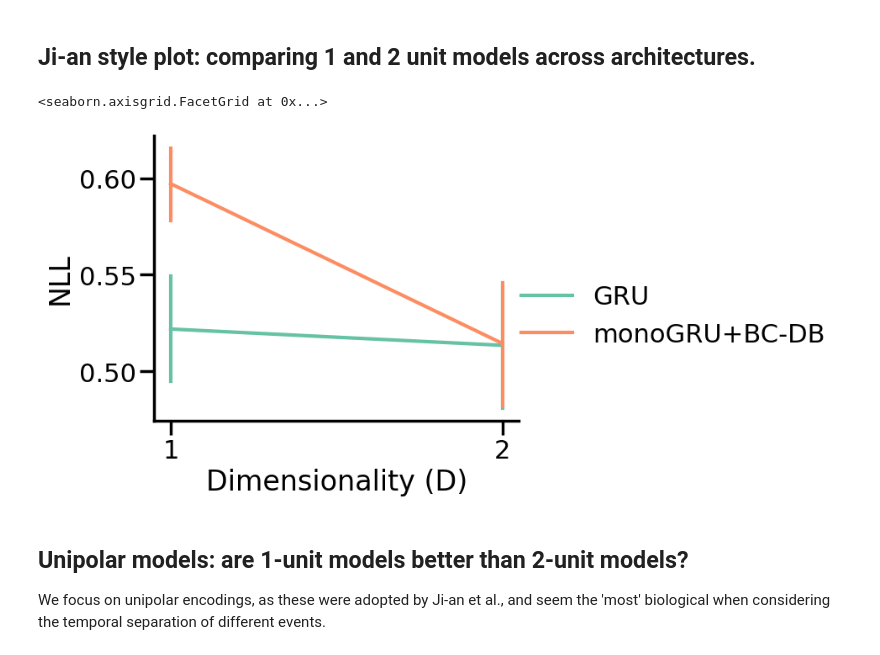
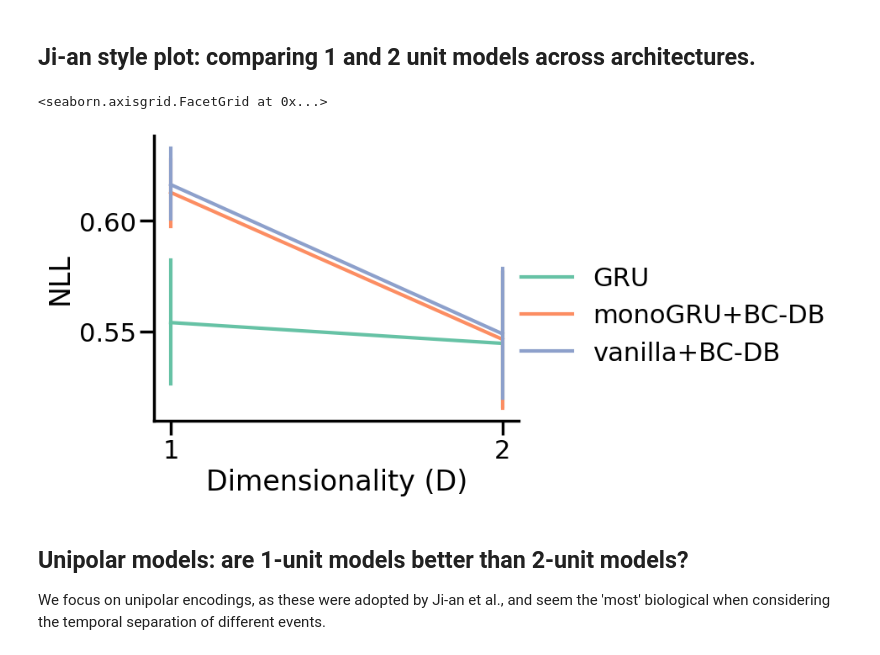
Before and after one commit to charlesdgburns/NM_TinyRNN, a Jupyter notebook: notebooks/analysing_performance.ipynb, the cells around one changed output. Saved outputs shown, nothing was run; the diff lists cells and outputs as text; code cells hidden in the pictures.

```diff
--- a/notebooks/analysing_performance.ipynb
+++ b/notebooks/analysing_performance.ipynb
@@ -46,7 +46,7 @@ DATA_PATH = Path('./NM_TinyRNN/data/AB_behaviour/')
 %load_ext autoreload
 # %%
 #construct analysis_df and have a look at a subset of data!
-info_df = submit_jobs.get_DA_info_df() #code used to submit jobs
+info_df = submit_jobs.get_DA_info_df(folder_name="nested_DA_128") #code used to submit jobs
 all_models_df = analysis.get_analysis_df(info_df, mode='all') #code to aggregate all paths and some data
 performance_df = perf.get_performance_df(all_models_df) #code to recompute evaluations and aggregate
 best_model_df = perf.select_best_outer(performance_df) #
@@ -88,23 +90,23 @@ all_models_df.query('subject_id=="WS20"')
 # %%
 
 
 sns.set_context('poster')
-model_list = ["GRU", "monoGRU+BC-DB"]
+model_list = ["GRU", "monoGRU+BC-DB","vanilla+BC-DB"]
 unipolar_models = subject_level_df.query('input_encoding=="unipolar"')
 unipolar_models = unipolar_models[unipolar_models.model_type2.isin(model_list)]
 #unipolar_models = unipolar_models.query('n_outer_folds==10')
 
 g = sns.relplot(unipolar_models, x='hidden_size',y='eval_CE_computed', kind = 'line',
                 hue= 'model_type2', palette = "Set2",
                 err_style = 'bars',
                 col_order = ['tanh','relu'],
                 hue_order = model_list,
                 aspect = 1.4)
 g.legend.set(title = '')
 g.set(ylabel = 'NLL', xlabel = 'Dimensionality (D)', xticks = [1,2])
 # %% [output]
 <seaborn.axisgrid.FacetGrid at 0x...>
-[figure, old version]
+[figure, new version]
 # %% [markdown]
 ## Unipolar models: are 1-unit models better than 2-unit models?
 
```
Also changed, not shown: parts of 5 cells of this notebook, 2 other files.
